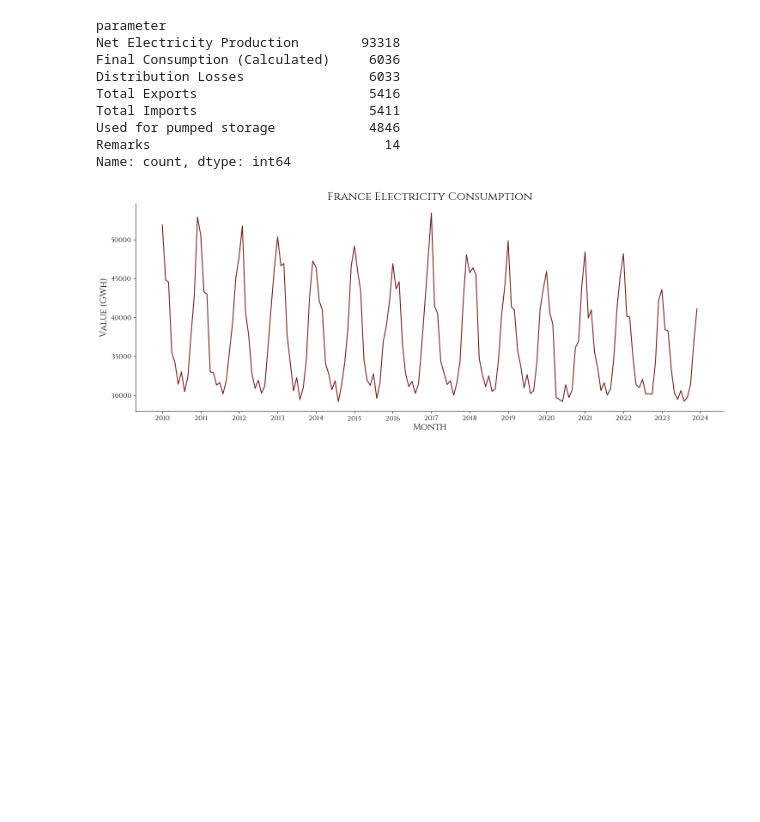
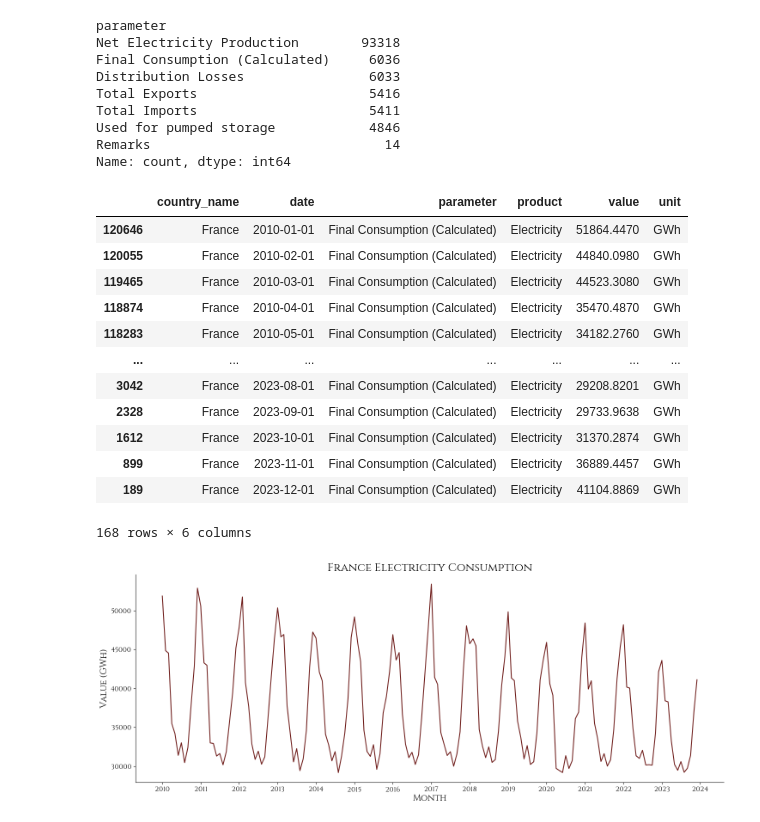
Before and after one commit to kwuh91/LSTF-Transformers-coursework, a Jupyter notebook: main.ipynb, the cells around one changed output. Cells and saved outputs as stored; diff of their text form; code cells hidden in the pictures; blank space fills up the shorter version.

```diff
--- a/main.ipynb
+++ b/main.ipynb
@@ -77,19 +79,33 @@ Name: count, dtype: int64
 # %%
 France_df = electricity_df[(electricity_df['country_name'] == 'France') &
                            (electricity_df['product'] == 'Electricity') &
                            (electricity_df['parameter'] == 'Final Consumption (Calculated)')].copy()
 
 # start_date = pd.to_datetime('01/01/2010', format='%m/%d/%Y')
 # end_date   = pd.to_datetime('12/01/2023', format='%m/%d/%Y')
 
 France_df['date'] = pd.to_datetime(electricity_df['date'], format='%m/%d/%Y')
 
 # France_df = France_df[(France_df['date'] >= start_date) &
 #                       (France_df['date'] <= end_date)]
 
 France_df.sort_values('date', inplace=True)
 
-# France_df
+France_df
+# %% [output]
+|  | country_name | date | parameter | product | value | unit |
+| 120646 | France | 2010-01-01 | Final Consumption (Calculated) | Electricity | 51864.4470 | GWh |
+| 120055 | France | 2010-02-01 | Final Consumption (Calculated) | Electricity | 44840.0980 | GWh |
+| 119465 | France | 2010-03-01 | Final Consumption (Calculated) | Electricity | 44523.3080 | GWh |
+| 118874 | France | 2010-04-01 | Final Consumption (Calculated) | Electricity | 35470.4870 | GWh |
+| 118283 | France | 2010-05-01 | Final Consumption (Calculated) | Electricity | 34182.2760 | GWh |
+| ... | ... | ... | ... | ... | ... | ... |
+| 3042 | France | 2023-08-01 | Final Consumption (Calculated) | Electricity | 29208.8201 | GWh |
+| 2328 | France | 2023-09-01 | Final Consumption (Calculated) | Electricity | 29733.9638 | GWh |
+| 1612 | France | 2023-10-01 | Final Consumption (Calculated) | Electricity | 31370.2874 | GWh |
+| 899 | France | 2023-11-01 | Final Consumption (Calculated) | Electricity | 36889.4457 | GWh |
+| 189 | France | 2023-12-01 | Final Consumption (Calculated) | Electricity | 41104.8869 | GWh |
+168 rows × 6 columns
 # %%
 # data = France_df['unit'].value_counts()
 # data
```
Also changed, not shown: parts of 10 cells of this notebook, 6 other files.
